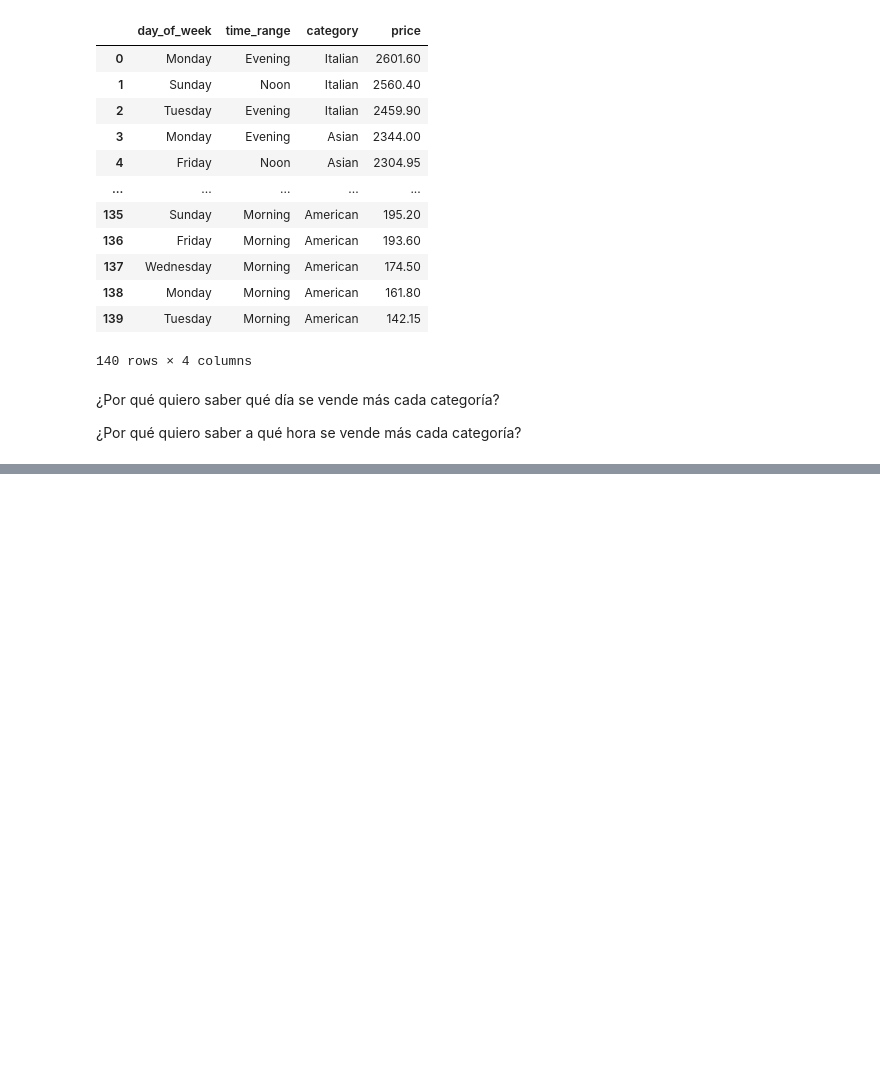
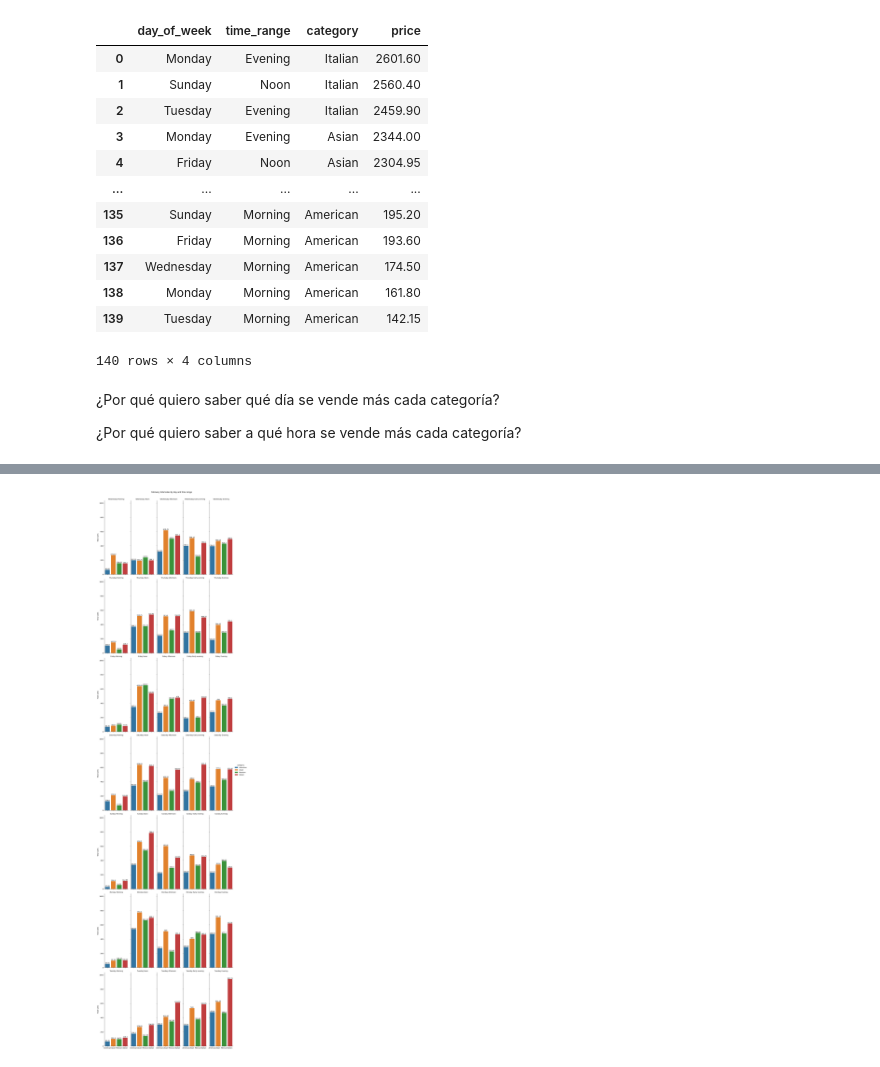
Before and after one commit to DAngello-Garcia/restaurant-menu-match, a Jupyter notebook: restaurant_menu_match/notebooks/restaurant.ipynb, the cells around one changed output, grey strips where cells are left out. Drawn from its saved outputs; the diff is of its cells as text; code cells hidden in the pictures; blank space fills up the shorter version.

```diff
--- a/restaurant_menu_match/notebooks/restaurant.ipynb
+++ b/restaurant_menu_match/notebooks/restaurant.ipynb
@@ -199,0 +299,29 @@ total_by_time_range_by_day.sort_values(by='price', ascending=False).reset_index(
+# %%
+g = sns.catplot(
+    data=febrero,
+    x="category",
+    y="price",
+    col="time_range",
+    row='day_of_week',
+    hue='category',
+    kind="bar",
+    height=7,
+    aspect=.35,
+    estimator="sum",
+    errorbar=None,
+    legend=True
+)
+g.set_axis_labels("", "Total sales")
+g.set_xticklabels(list(febrero.category.unique()))
+g.set_titles("{row_name} {col_name}")
+for ax in g.axes.ravel():
+    for c in ax.containers:
+        ax.bar_label(c, label_type='edge')
+    ax.margins(y=0.1)
+
+g.fig.suptitle('February total sales by day and time range', y=1.01)
+fig_name = f"february-{datetime.strftime(datetime.now(), format='%d-%m-%y-%H-%M')}"
+plt.savefig(fname=f'../figures/{fig_name}.png', format='png', dpi=300)
+plt.show()
+# %% [output]
+[figure, added]
```
Also changed, not shown: parts of 20 cells of this notebook, 3 other files.
